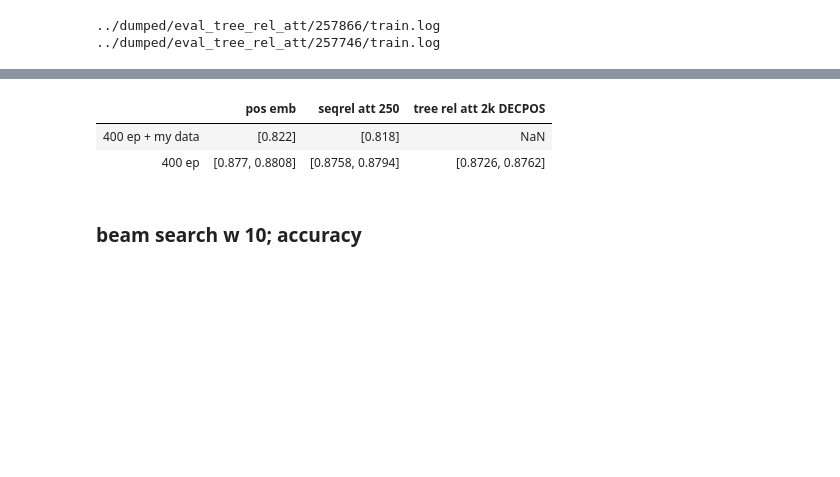
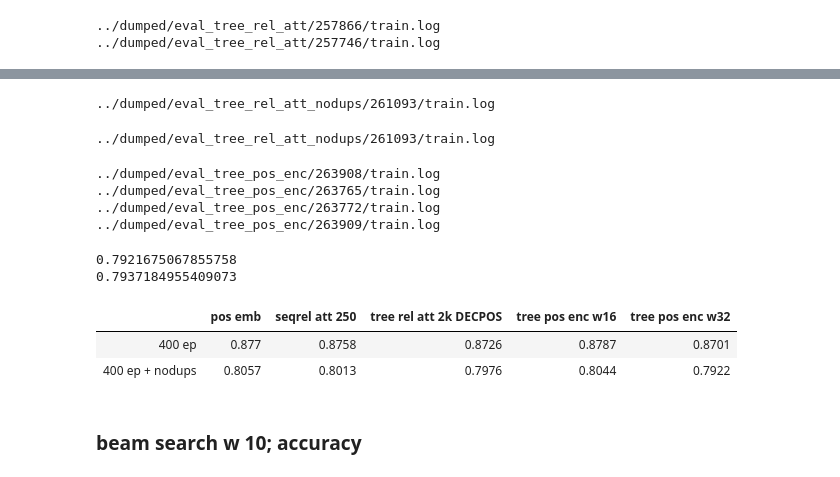
Before and after one commit to Kirili4ik/SymbolicMathematics, a Jupyter notebook: notebooks/my_metrics-base-seqrel.ipynb, the cells around one changed output, grey strips where cells are left out. Cells and saved outputs as stored; diff of their text form; code cells hidden in the pictures; blank space fills up the shorter version.

```diff
--- a/notebooks/my_metrics-base-seqrel.ipynb
+++ b/notebooks/my_metrics-base-seqrel.ipynb
@@ -383,3 +425,30 @@ for filename in os.listdir(root):
+# %%
+root = '../dumped/eval_tree_rel_att_nodups/'
+for filename in os.listdir(root):
+    run_name = root + filename + '/train.log'
+    print(run_name)
+    runs.append(run_name)
+# %% [output]
+../dumped/eval_tree_rel_att_nodups/261093/train.log
+# %%
+root = '../dumped/eval_tree_rel_att_nodups/'
+for filename in os.listdir(root):
+    run_name = root + filename + '/train.log'
+    print(run_name)
+    runs.append(run_name)
+# %% [output]
+../dumped/eval_tree_rel_att_nodups/261093/train.log
+# %%
+root = '../dumped/eval_tree_pos_enc/'
+for filename in os.listdir(root):
+    run_name = root + filename + '/train.log'
+    print(run_name)
+    runs.append(run_name)
+# %% [output]
+../dumped/eval_tree_pos_enc/263908/train.log
+../dumped/eval_tree_pos_enc/263765/train.log
+../dumped/eval_tree_pos_enc/263772/train.log
+../dumped/eval_tree_pos_enc/263909/train.log
 # %%
 import datetime
 import json
@@ -396,10 +465,15 @@ for name in runs:
         if 'equations were evaluated correctly.' in line:
             solved, total = line.split()[7].split('/')
             accuracy = int(solved)/int(total)
+            if '263909' in name:
+                print(accuracy)
             # print(accuracy)
             all_eval_acc.append(accuracy)
 
     runs_dict[name.split('/')[3]] = all_eval_acc
+# %% [output]
+0.7921675067855758
+0.7937184955409073
 # %%
 names = {'238212':'pos emb',
          '239470':'pos emb my_data',
@@ -409,48 +483,56 @@ names = {'238212':'pos emb',
          '239471':'seqrel att 250 my_data',
          '240118':'seqrel att 250 400ep my_data',
          '241787':'seqrel att 250 400ep',
-         '257746':'tree 285ep? 2k DECPOS',
-         '257866':'tree 400ep 2k DECPOS NUM2',
+         '257746':'tree rel att 285ep? 2k DECPOS',
+         '257866':'tree rel att 400ep 2k DECPOS NUM2',
          '261091':'pos emb nodups 400ep',          # check 400 ep
          '261092':'seqrel att 250 nodups 400ep',   # check 400 ep
-         '261093':'treerel att 2k DECPOS nodups 400ep'  # check 400 ep
+         '261093':'tree rel att 2k DECPOS nodups 400ep',  # check 400 ep
+         '263765':'tree pos enc w16 400ep',
+         '263772':'tree pos enc w32 400ep',
+         '263908':'tree pos enc w16 nodups 400ep',
+         '263909':'tree pos enc w32 nodups 400ep'
         }
 # %%
 ### print results in readable dataframe
 
 import pandas as pd
 
-res_df = pd.DataFrame(columns=['pos emb', 'seqrel att 250', 'tree rel att 2k DECPOS'])
+res_df = pd.DataFrame(columns=['pos emb', 'seqrel att 250', 'tree rel att 2k DECPOS', 'tree pos enc w16', 'tree pos enc w32'])
 for run in runs_dict:
     acc = runs_dict[run]
 
     if 'pos emb' in names[run]:
         col = 'pos emb'
     elif 'seqrel att 250' in names[run]:
         col = 'seqrel att 250'
-    elif 'tree' in names[run]:
+    elif 'tree rel att' in names[run]:
         col = 'tree rel att 2k DECPOS'
+    elif 'tree pos enc w16' in names[run]:
+        col = 'tree pos enc w16'
+    elif 'tree pos enc w32' in names[run]:
+        col = 'tree pos enc w32'
 
-    if '400ep' in names[run] and 'my_data' in names[run]:
-        row = '400 ep + my data'
+    if '400ep' in names[run] and 'nodups' in names[run]:
+        row = '400 ep + nodups'
     elif '400ep' in names[run]:
         row = '400 ep'
-    elif 'my_data' in names[run]:
-        #row = 'my data'
-        continue
+    #elif 'my_data' in names[run]:
+    #    row = 'my data'
+    #    continue
     else:
         #row = 'base'
         continue
 
     for i in range(len(acc)):
         acc[i] = round(acc[i], 4)
-    res_df.loc[row, col] = acc
+    res_df.loc[row, col] = acc[0]
 
 
 res_df
 # %% [output]
-|  | pos emb | seqrel att 250 | tree rel att 2k DECPOS |
-| 400 ep + my data | [0.822] | [0.818] | NaN |
-| 400 ep | [0.877, 0.8808] | [0.8758, 0.8794] | [0.8726, 0.8762] |
+|  | pos emb | seqrel att 250 | tree rel att 2k DECPOS | tree pos enc w16 | tree pos enc w32 |
+| 400 ep | 0.877 | 0.8758 | 0.8726 | 0.8787 | 0.8701 |
+| 400 ep + nodups | 0.8057 | 0.8013 | 0.7976 | 0.8044 | 0.7922 |
 # %% [markdown]
 ### beam search w 10; accuracy
```
Also changed, not shown: parts of 10 cells of this notebook, 1 other file.
